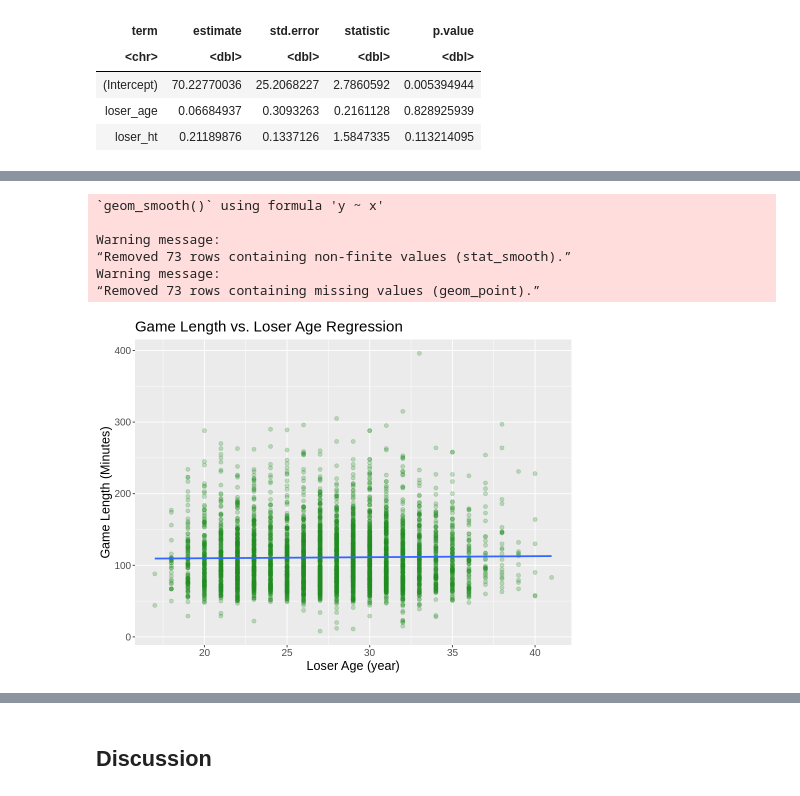
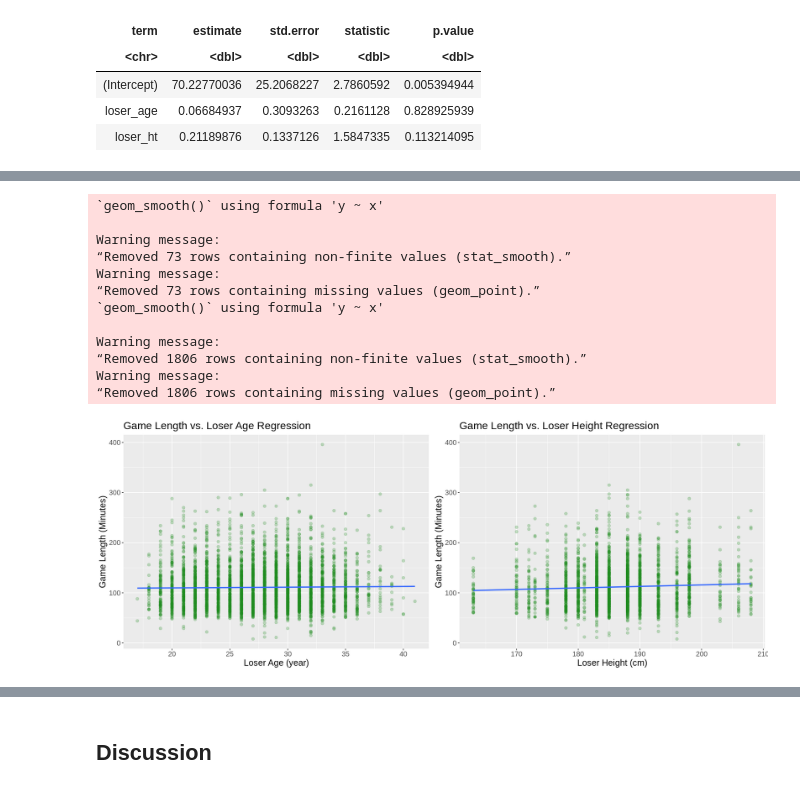
Before and after one commit to keelbeier/dsci100-group69, a Jupyter notebook: group_project_report.ipynb, the cells around one changed output, grey strips where cells are left out. Drawn from its saved outputs; the diff is of its cells as text; code cells hidden in the pictures.

```diff
--- a/group_project_report.ipynb
+++ b/group_project_report.ipynb
@@ -310,13 +308,24 @@ Warning message:
 # %%
 regression_loser_age_plot <- loser_age_scatter_plot +
     geom_smooth(method = "lm", se = FALSE) +
     ggtitle("Game Length vs. Loser Age Regression")
-regression_loser_age_plot
+
+regression_loser_ht_plot <- loser_ht_scatter_plot +
+    geom_smooth(method = "lm", se = FALSE) +
+    ggtitle("Game Length vs. Loser Height Regression")
+
+plot_grid(regression_loser_age_plot, regression_loser_ht_plot, ncol = 2)
 # %% [output]
 `geom_smooth()` using formula 'y ~ x'
 
 Warning message:
 “Removed 73 rows containing non-finite values (stat_smooth).”
 Warning message:
 “Removed 73 rows containing missing values (geom_point).”
+`geom_smooth()` using formula 'y ~ x'
+
+Warning message:
+“Removed 1806 rows containing non-finite values (stat_smooth).”
+Warning message:
+“Removed 1806 rows containing missing values (geom_point).”
-[figure, old version]
+[figure, new version]
```
Also changed, not shown: parts of 4 cells of this notebook.
